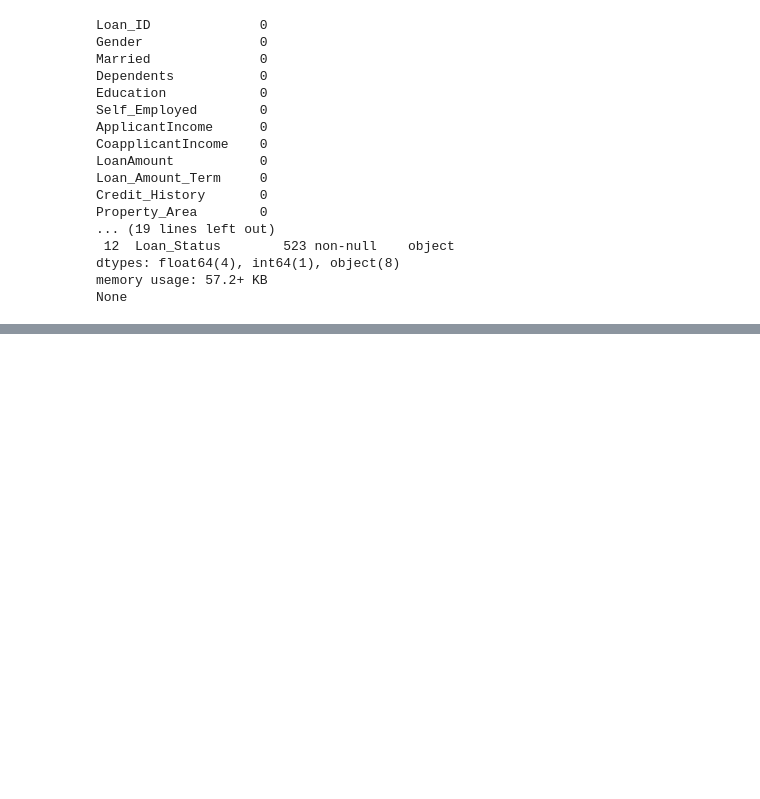
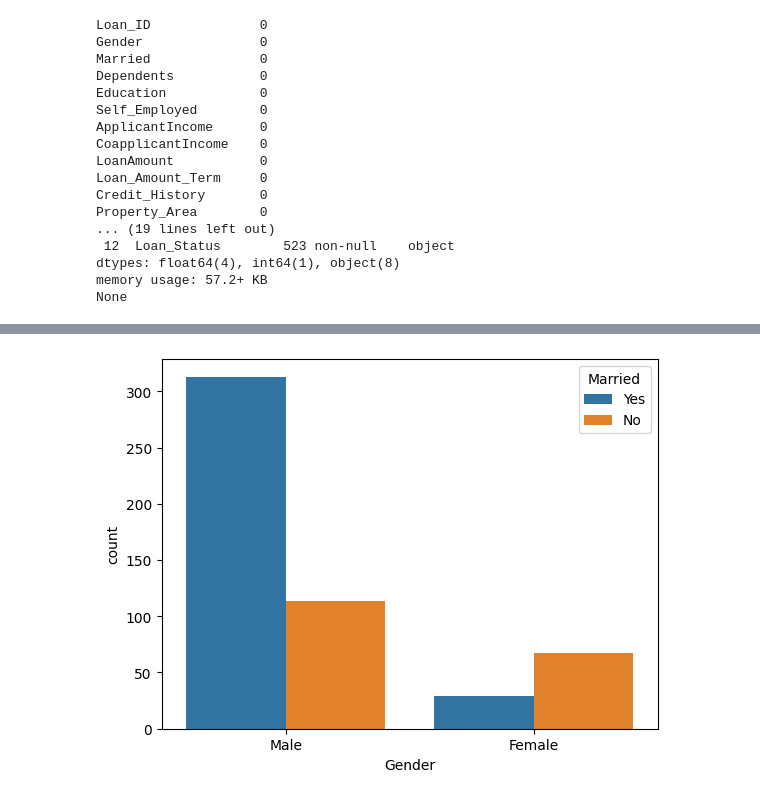
Before and after one commit to EDwith2ds/home-loan, a Jupyter notebook: home_loan_train_data.ipynb, the cells around one changed output, grey strips where cells are left out. Drawn from its saved outputs; the diff is of its cells as text; code cells hidden in the pictures; blank space fills up the shorter version.

```diff
--- a/home_loan_train_data.ipynb
+++ b/home_loan_train_data.ipynb
@@ -71,0 +73,5 @@ plt.show()
+# %%
+sns.countplot(x='Gender', hue='Married', data=td, )
+plt.show()
+# %% [output]
+[figure, added]
```
Also changed, not shown: parts of 2 cells of this notebook.
